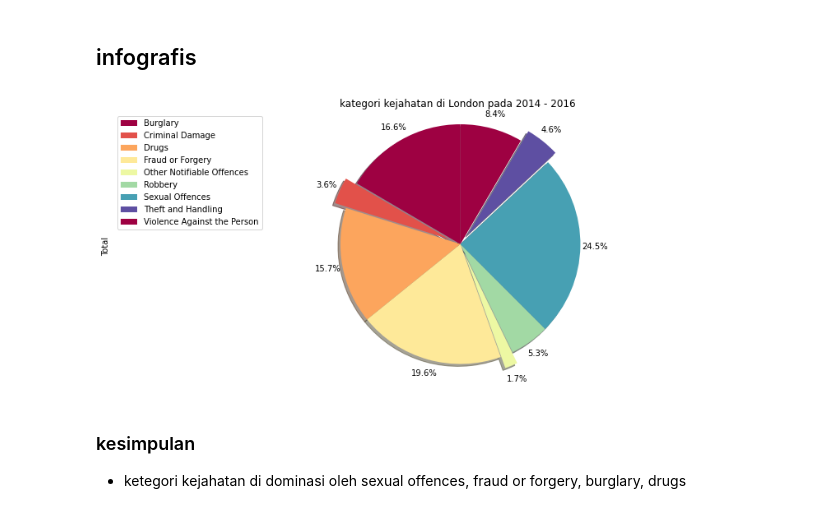
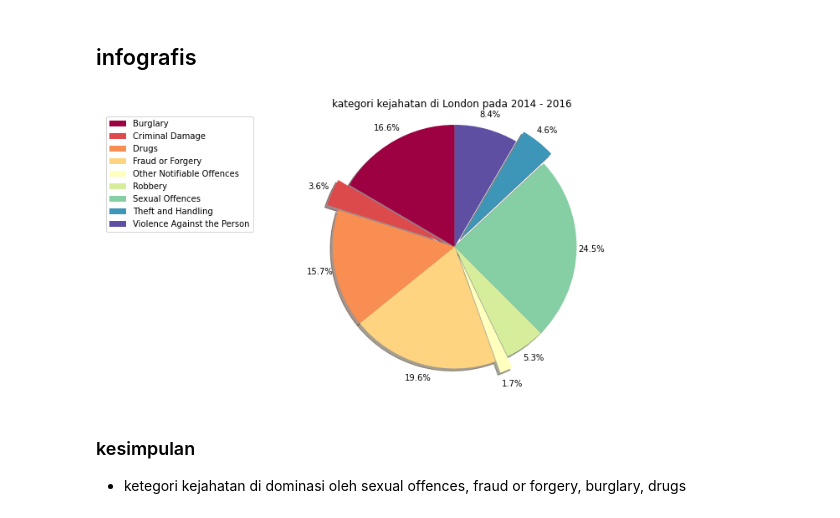
Before and after one commit to ainajefelina/Studi-Independen, a Jupyter notebook: Assignment 1/Percobaan 3/bismillah.ipynb, the cells around one changed output. Drawn from its saved outputs; the diff is of its cells as text; code cells hidden in the pictures.

```diff
--- a/Assignment 1/Percobaan 3/bismillah.ipynb
+++ b/Assignment 1/Percobaan 3/bismillah.ipynb
@@ -205,23 +205,24 @@ df_kat_berat
 # %% [markdown]
 ## infografis
 # %%
-color1= [cmap(i) for i in np.linspace(0, 1, 8)]
+color1= [cmap(i) for i in np.linspace(0, 1, 9)]
 explode_list=[0, 0.1, 0, 0, 0.1, 0, 0, 0.1, 0]
 df_kat_berat['Total'].plot(kind='pie',
                                          figsize=(15,6),
                                          autopct='%1.1f%%',
                                          startangle=90,
                                          shadow=True,
                                          pctdistance=1.12,
                                          labels=None,
                                          colors=color1,
                                          explode=explode_list)
 plt.legend(labels=df_kat_berat.index, loc='upper left')
 plt.title('kategori kejahatan di London pada 2014 - 2016')
 plt.axis('equal')
+plt.ylabel(None)
 plt.show()
 # %% [output]
-[figure, old version]
+[figure, new version]
 # %% [markdown]
 ### kesimpulan
 - ketegori kejahatan di dominasi oleh sexual offences, fraud or forgery, burglary, drugs
```
Also changed, not shown: parts of 8 cells of this notebook.
